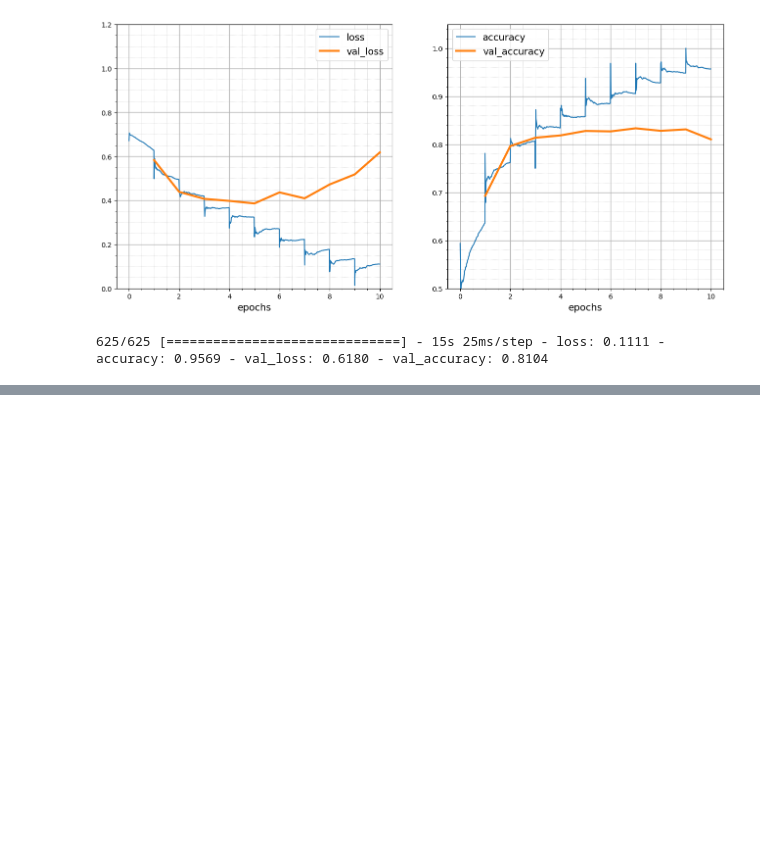
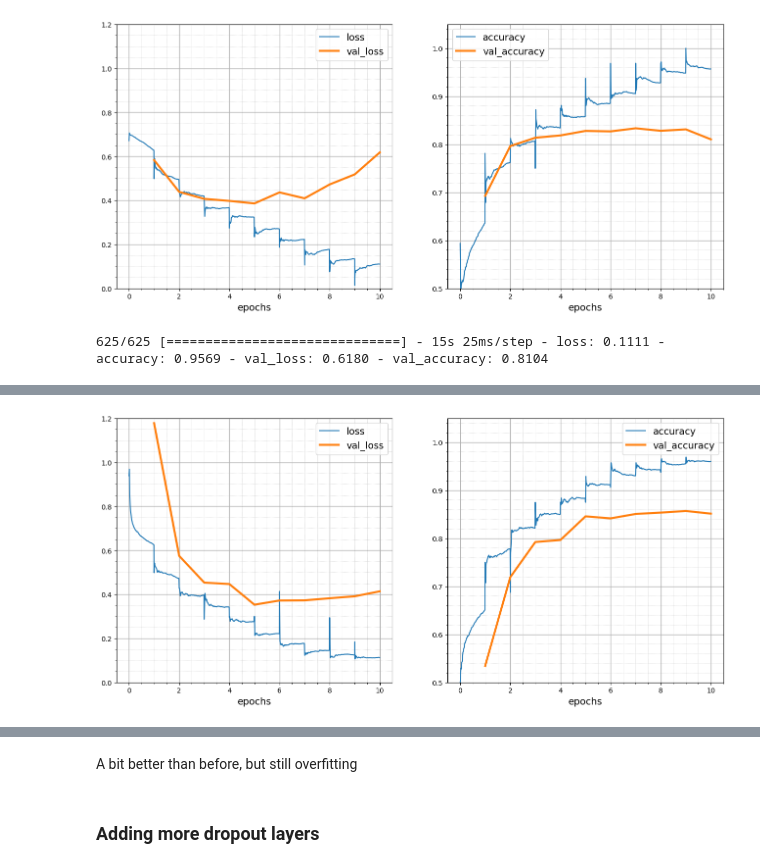
Before and after one commit to mohcenlaaroussi/cats_dogs_classification, a Jupyter notebook: cats_dogs_classification.ipynb, the cells around one changed output, grey strips where cells are left out. Saved outputs shown, nothing was run; the diff lists cells and outputs as text; code cells hidden in the pictures; blank space fills up the shorter version.

Commit message:
Experimentation with various parameters and layers of CNN

```diff
--- a/cats_dogs_classification.ipynb
+++ b/cats_dogs_classification.ipynb
@@ -867,0 +930,34 @@ Theres quite a bit of overfitting
+# %%
+with strategy.scope():
+  model_cnn_batch = tf.keras.models.Sequential([
+                                          tf.keras.layers.Conv2D(32, (3,3), input_shape=(200,200,1), padding='same', use_bias=False),
+                                          tf.keras.layers.BatchNormalization(scale=False, center=True),
+                                          # Finish with the activation.
+                                          tf.keras.layers.Activation('relu'),
+                                          tf.keras.layers.MaxPooling2D(2,2),
+
+                                          tf.keras.layers.Conv2D(64, (3,3), padding='same', strides=2, use_bias=False),
+                                          tf.keras.layers.BatchNormalization(scale=False, center=True),
+                                          # Finish with the activation.
+                                          tf.keras.layers.Activation('relu'),
+                                          tf.keras.layers.MaxPooling2D(2,2),
+
+                                          tf.keras.layers.Conv2D(128, (3,3), padding='same', strides=2, use_bias=False),
+                                          tf.keras.layers.BatchNormalization(scale=False, center=True),
+                                          # Finish with the activation.
+                                          tf.keras.layers.Activation('relu'),
+                                          tf.keras.layers.MaxPooling2D(2,2),
+
+                                          #tf.keras.layers.Conv2D(32, (3,3), activation='relu', padding='same', strides=2),
+                                          #tf.keras.layers.MaxPooling2D(2,2),
+
+                                          tf.keras.layers.Flatten(),
+                                          #tf.keras.layers.Dense(800, activation='relu'),
+                                          tf.keras.layers.Dense(128, activation='relu'),
+                                          tf.keras.layers.BatchNormalization(scale=False, center=True),
+                                          tf.keras.layers.Dropout(0.3),
+                                          tf.keras.layers.Dense(1, activation='sigmoid')
+  ])
+  model_cnn_batch.compile(optimizer=tf.keras.optimizers.Adam(learning_rate=0.01), loss='binary_crossentropy', metrics=['accuracy'])
+#return model_cnn
+model_cnn_batch.summary()
@@ -867,0 +982,7 @@ Theres quite a bit of overfitting
+# %%
+plot_training = PlotTraining(sample_rate=10, zoom=1)
+
+history = model_cnn_batch.fit(train_ds, epochs=10,
+                    validation_data=val_ds, verbose=1, callbacks=[plot_training,lr_decay_callback])
+# %% [output]
+[figure, added]
@@ -867,0 +990,4 @@ Theres quite a bit of overfitting
+# %% [markdown]
+A bit better than before, but still overfitting
+# %% [markdown]
+### Adding more dropout layers
```
Also changed, not shown: parts of 17 cells of this notebook.
